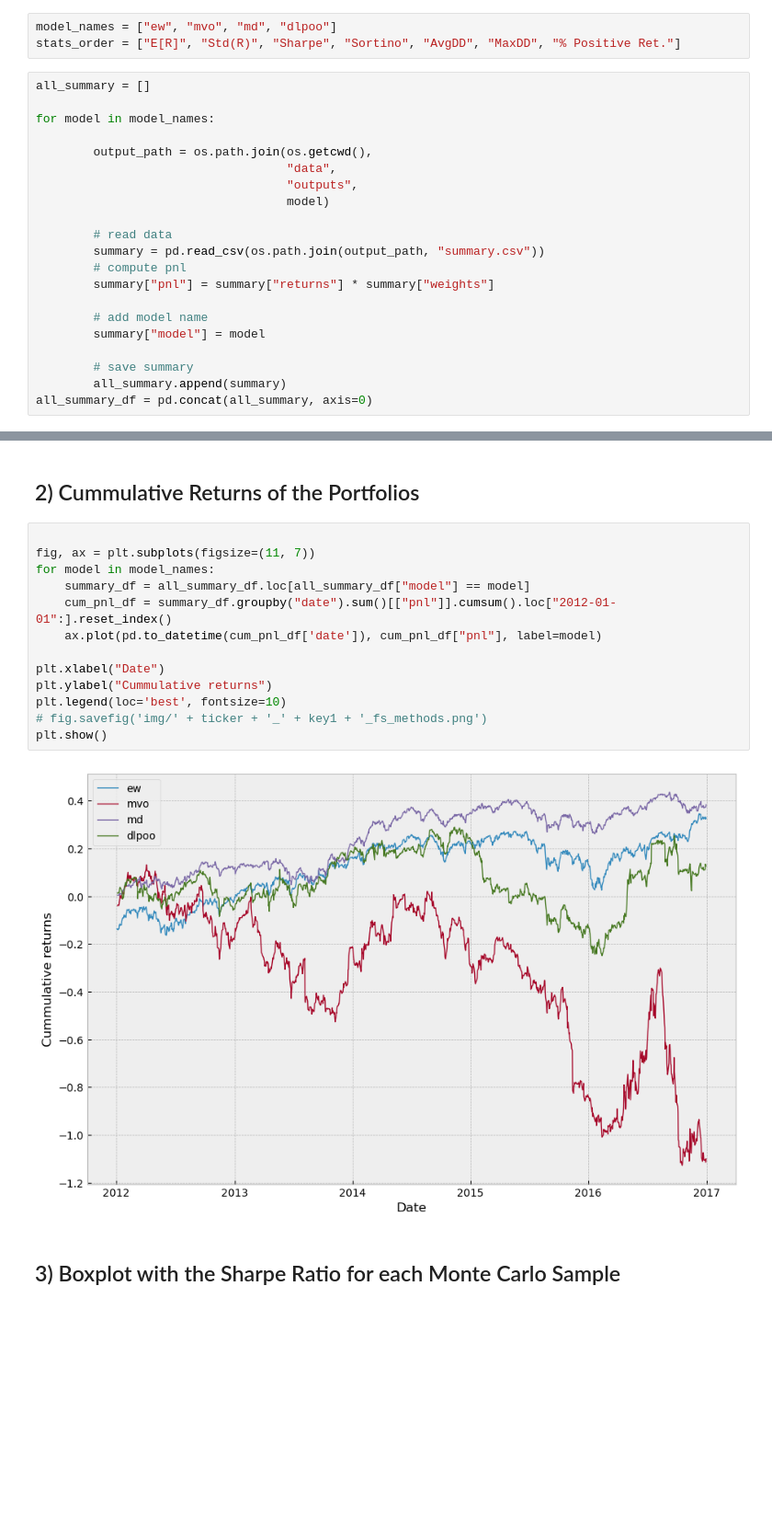
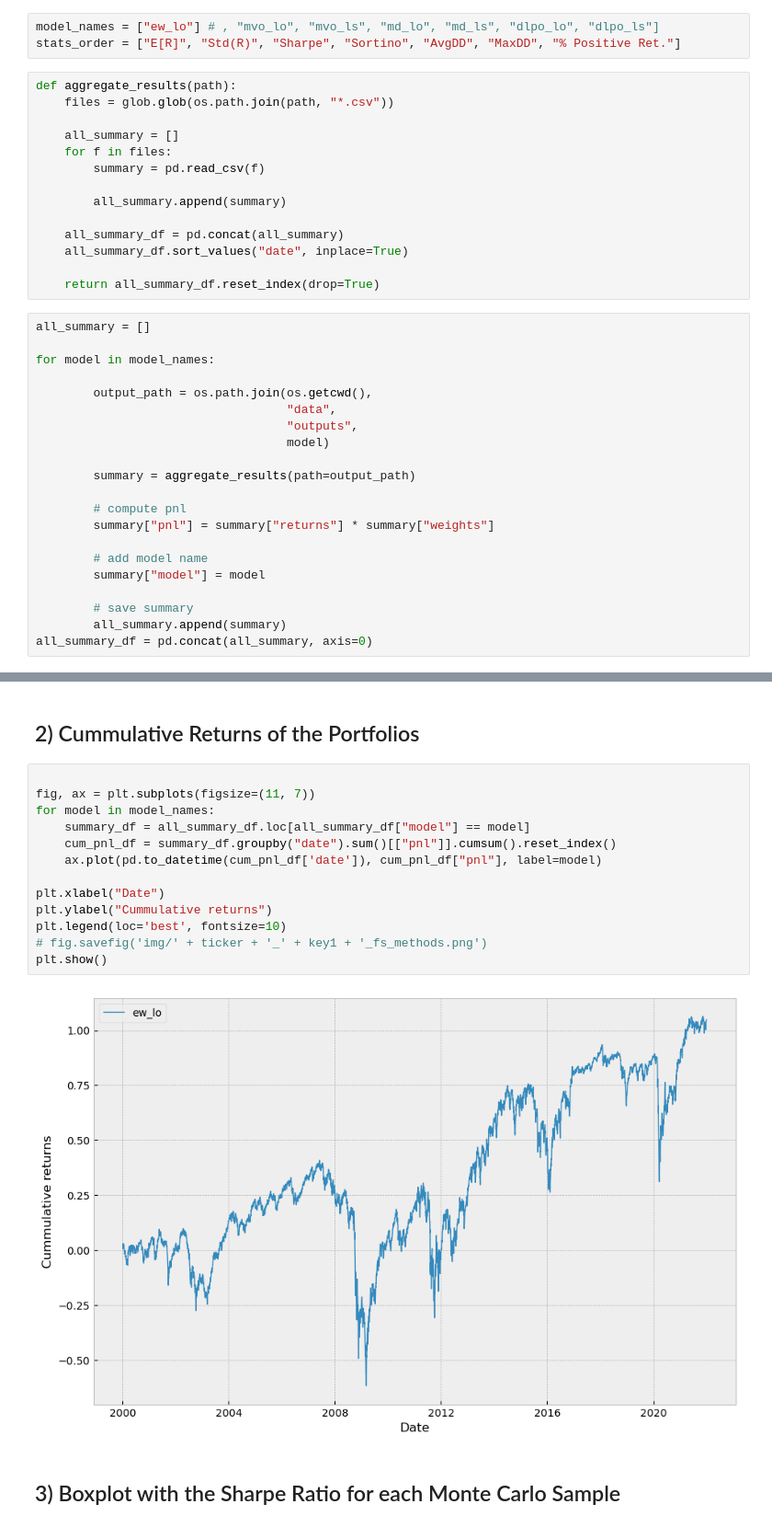
Before and after one commit to dcuoliveira/rpowbe, a Jupyter notebook: src/results_report.ipynb, the cells around one changed output, grey strips where cells are left out. Shown at 92% size. Cells and saved outputs as stored; diff of their text form; blank space fills up the shorter version.

Commit message:
fix results reports

```diff
--- a/src/results_report.ipynb
+++ b/src/results_report.ipynb
@@ -15,6 +13,20 @@ Intel MKL WARNING: Support of Intel(R) Streaming SIMD Extensions 4.2 (Intel(R) S
 # %%
-model_names = ["ew", "mvo", "md", "dlpoo"]
+model_names = ["ew_lo"] # , "mvo_lo", "mvo_ls", "md_lo", "md_ls", "dlpo_lo", "dlpo_ls"]
 stats_order = ["E[R]", "Std(R)", "Sharpe", "Sortino", "AvgDD", "MaxDD", "% Positive Ret."]
+# %%
+def aggregate_results(path):
+    files = glob.glob(os.path.join(path, "*.csv"))
+
+    all_summary = []
+    for f in files:
+        summary = pd.read_csv(f)
+
+        all_summary.append(summary)
+
+    all_summary_df = pd.concat(all_summary)
+    all_summary_df.sort_values("date", inplace=True)
+
+    return all_summary_df.reset_index(drop=True)
 # %%
 all_summary = []
 
@@ -25,8 +37,8 @@ for model in model_names:
                                    "outputs",
                                    model)
 
-        # read data
-        summary = pd.read_csv(os.path.join(output_path, "summary.csv"))
+        summary = aggregate_results(path=output_path)
+
         # compute pnl
         summary["pnl"] = summary["returns"] * summary["weights"]
 
@@ -74,18 +80,18 @@ dlpoo &   2.561089 & 20.660351 &  0.123962 &  0.162732 & -12.653598 & -41.646692
 # %%
 
 fig, ax = plt.subplots(figsize=(11, 7))
 for model in model_names:
     summary_df = all_summary_df.loc[all_summary_df["model"] == model]
-    cum_pnl_df = summary_df.groupby("date").sum()[["pnl"]].cumsum().loc["2012-01-01":].reset_index()
+    cum_pnl_df = summary_df.groupby("date").sum()[["pnl"]].cumsum().reset_index()
     ax.plot(pd.to_datetime(cum_pnl_df['date']), cum_pnl_df["pnl"], label=model)
 
 plt.xlabel("Date")
 plt.ylabel("Cummulative returns")
 plt.legend(loc='best', fontsize=10)
 # fig.savefig('img/' + ticker + '_' + key1 + '_fs_methods.png')
 plt.show()
 # %% [output]
-[figure, old version]
+[figure, new version]
 # %% [markdown]
 ## 3) Boxplot with the Sharpe Ratio for each Monte Carlo Sample
 # %% [markdown]
```
Also changed, not shown: parts of 3 cells of this notebook.
